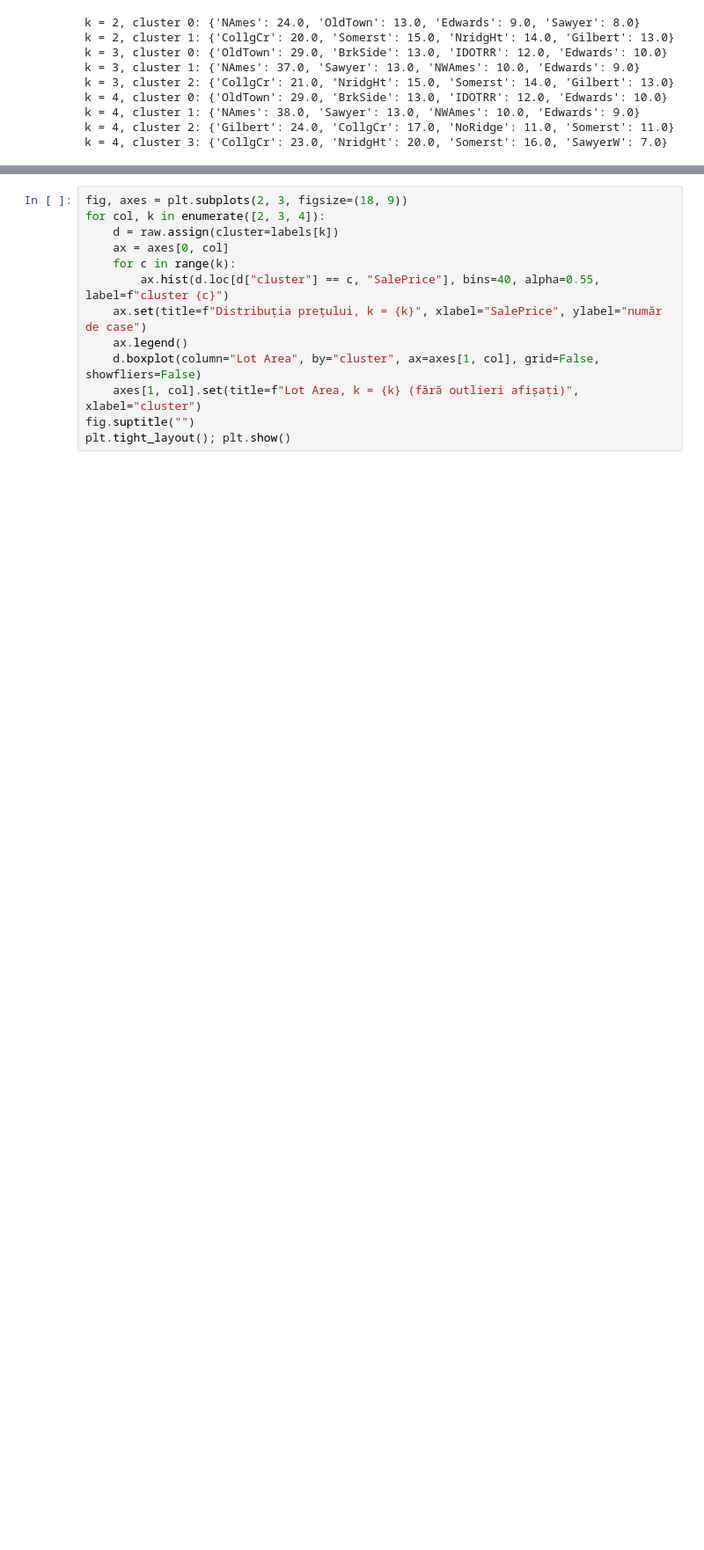
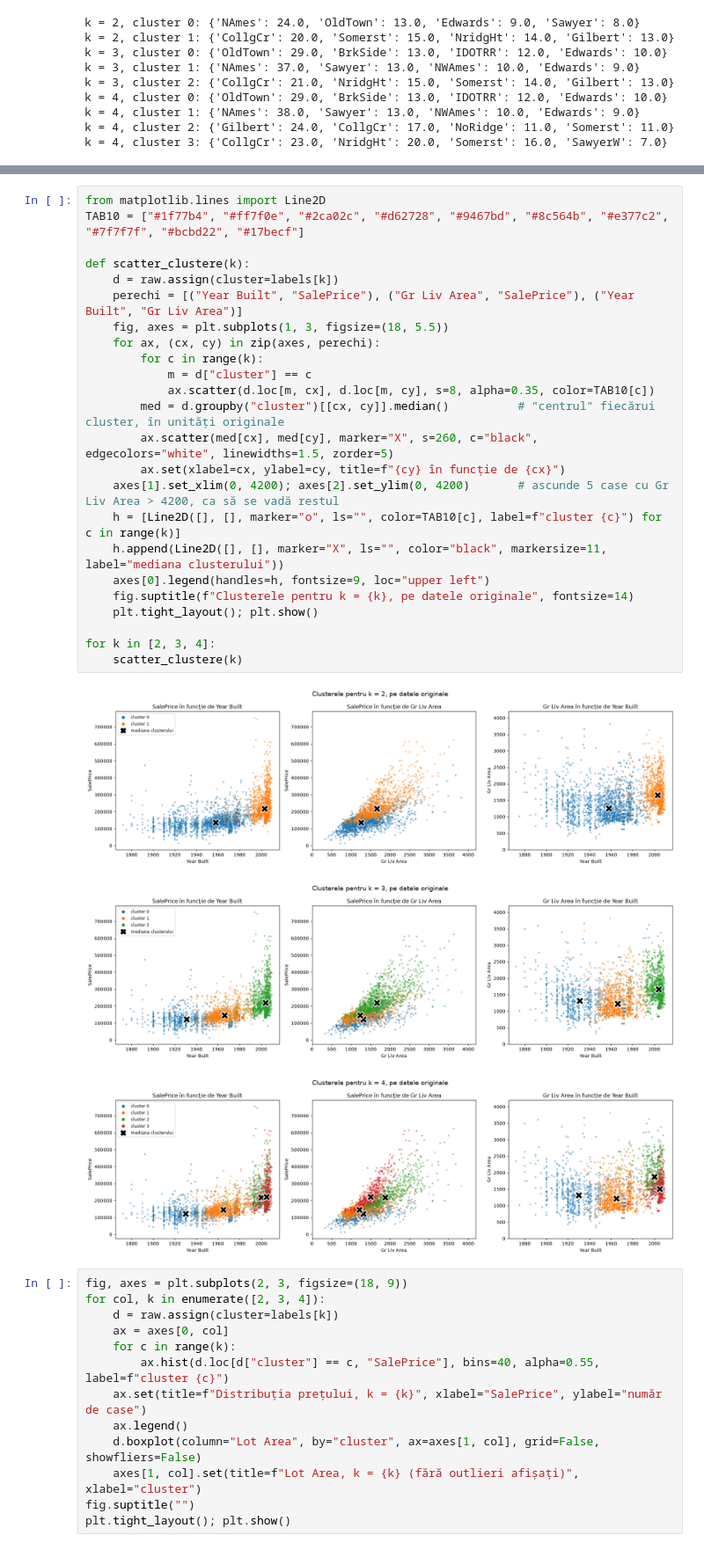
Before and after one commit to viragdiana/ML, a Jupyter notebook: lab3/lab3_stefi.ipynb, the cells around one changed output, grey strips where cells are left out. Shown at 88% size. Drawn from its saved outputs; the diff is of its cells as text; blank space fills up the shorter version.

```diff
--- a/lab3/lab3_stefi.ipynb
+++ b/lab3/lab3_stefi.ipynb
@@ -119,3 +120,31 @@ for k in [2, 3, 4]:
+# %%
+from matplotlib.lines import Line2D
+TAB10 = ["#1f77b4", "#ff7f0e", "#2ca02c", "#d62728", "#9467bd", "#8c564b", "#e377c2", "#7f7f7f", "#bcbd22", "#17becf"]
+
+def scatter_clustere(k):
+    d = raw.assign(cluster=labels[k])
+    perechi = [("Year Built", "SalePrice"), ("Gr Liv Area", "SalePrice"), ("Year Built", "Gr Liv Area")]
+    fig, axes = plt.subplots(1, 3, figsize=(18, 5.5))
+    for ax, (cx, cy) in zip(axes, perechi):
+        for c in range(k):
+            m = d["cluster"] == c
+            ax.scatter(d.loc[m, cx], d.loc[m, cy], s=8, alpha=0.35, color=TAB10[c])
+        med = d.groupby("cluster")[[cx, cy]].median()          # "centrul" fiecărui cluster, în unități originale
+        ax.scatter(med[cx], med[cy], marker="X", s=260, c="black", edgecolors="white", linewidths=1.5, zorder=5)
+        ax.set(xlabel=cx, ylabel=cy, title=f"{cy} în funcție de {cx}")
+    axes[1].set_xlim(0, 4200); axes[2].set_ylim(0, 4200)       # ascunde 5 case cu Gr Liv Area > 4200, ca să se vadă restul
+    h = [Line2D([], [], marker="o", ls="", color=TAB10[c], label=f"cluster {c}") for c in range(k)]
+    h.append(Line2D([], [], marker="X", ls="", color="black", markersize=11, label="mediana clusterului"))
+    axes[0].legend(handles=h, fontsize=9, loc="upper left")
+    fig.suptitle(f"Clusterele pentru k = {k}, pe datele originale", fontsize=14)
+    plt.tight_layout(); plt.show()
+
+for k in [2, 3, 4]:
+    scatter_clustere(k)
+# %% [output]
+[figure, added]
+[figure, added]
+[figure, added]
 # %%
 fig, axes = plt.subplots(2, 3, figsize=(18, 9))
 for col, k in enumerate([2, 3, 4]):
```
Also changed, not shown: parts of 7 cells of this notebook, 1 other file.
